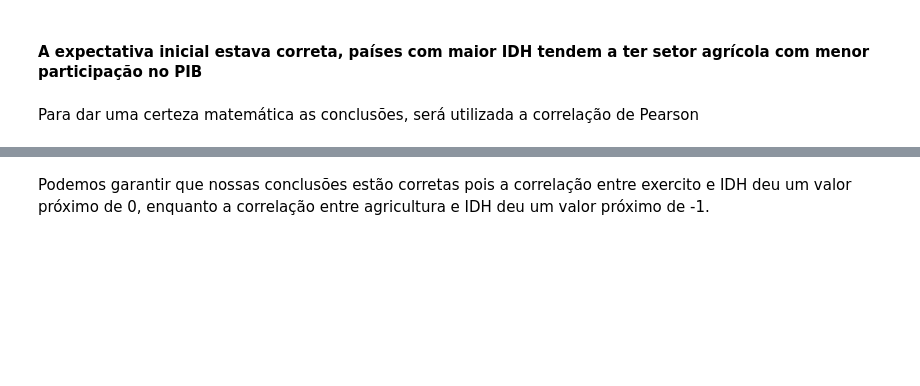
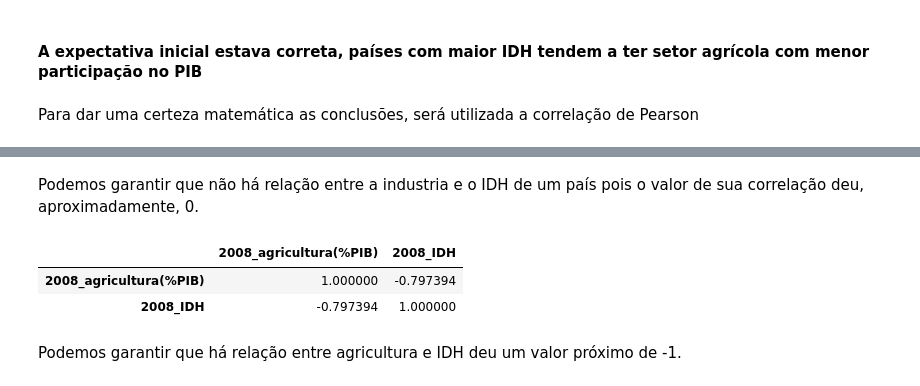
Before and after one commit to tluigimm/Projeto1, a Jupyter notebook: projeto1.ipynb, the cells around one changed output, grey strips where cells are left out. Drawn from its saved outputs; the diff is of its cells as text; code cells hidden in the pictures; blank space fills up the shorter version.

```diff
--- a/projeto1.ipynb
+++ b/projeto1.ipynb
@@ -125,2 +117,13 @@ df.corr()
+# %% [markdown]
+Podemos garantir que não há relação entre a industria e o IDH de um país pois o valor de sua correlação deu, aproximadamente, 0.
+# %%
+# correlação de Pearson entre a agricultura e o IDH
+
+agr_idh = df.loc[:,["2008_agricultura(%PIB)", "2008_IDH"]]
+agr_idh.corr()
+# %% [output]
+|  | 2008_agricultura(%PIB) | 2008_IDH |
+| 2008_agricultura(%PIB) | 1.000000 | -0.797394 |
+| 2008_IDH | -0.797394 | 1.000000 |
 # %% [markdown]
-Podemos garantir que nossas conclusões estão corretas pois a correlação entre exercito e IDH deu um valor próximo de 0, enquanto a correlação entre agricultura e IDH deu um valor próximo de -1.
+Podemos garantir que há relação entre agricultura e IDH deu um valor próximo de -1.
```
Also changed, not shown: parts of 10 cells of this notebook.
